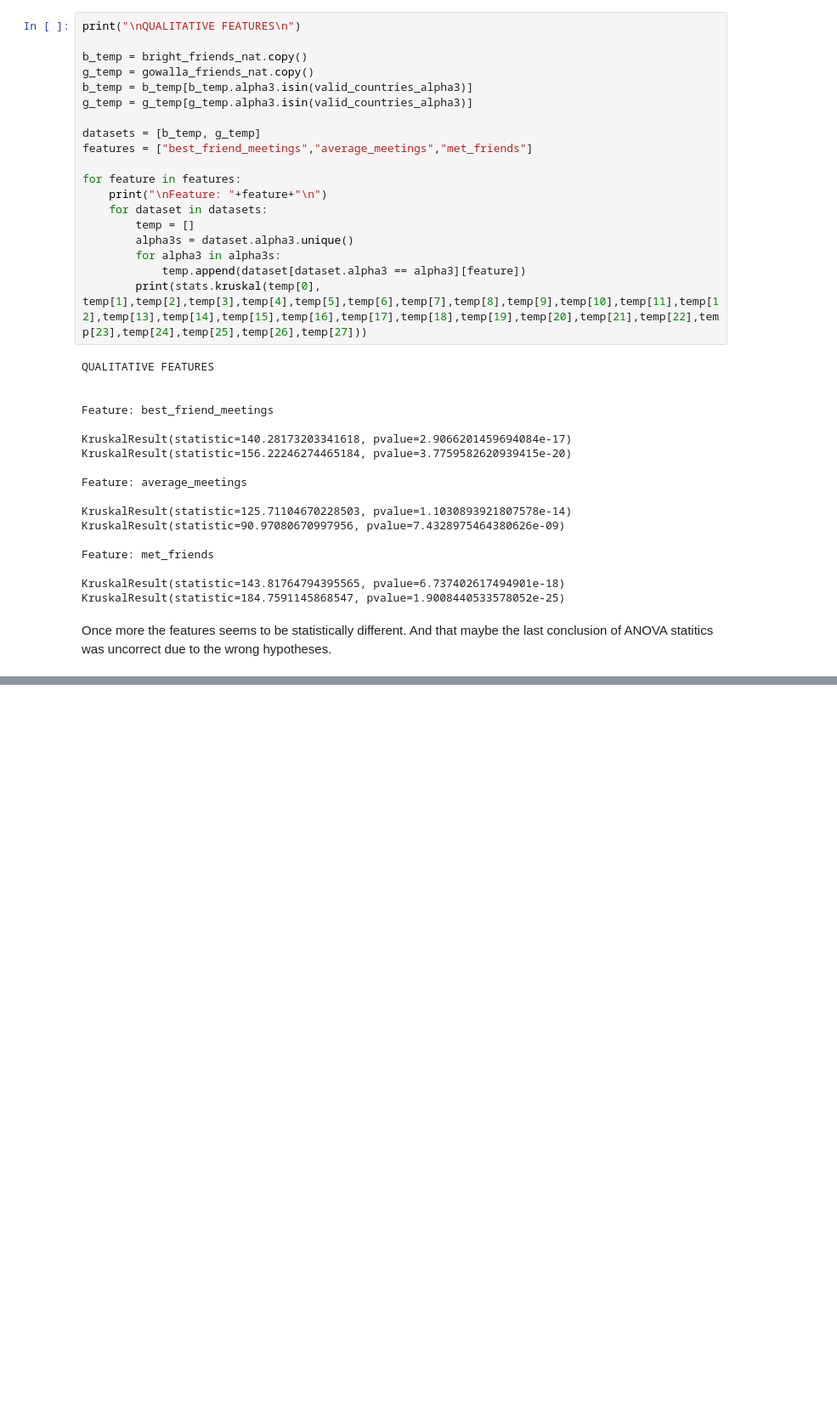
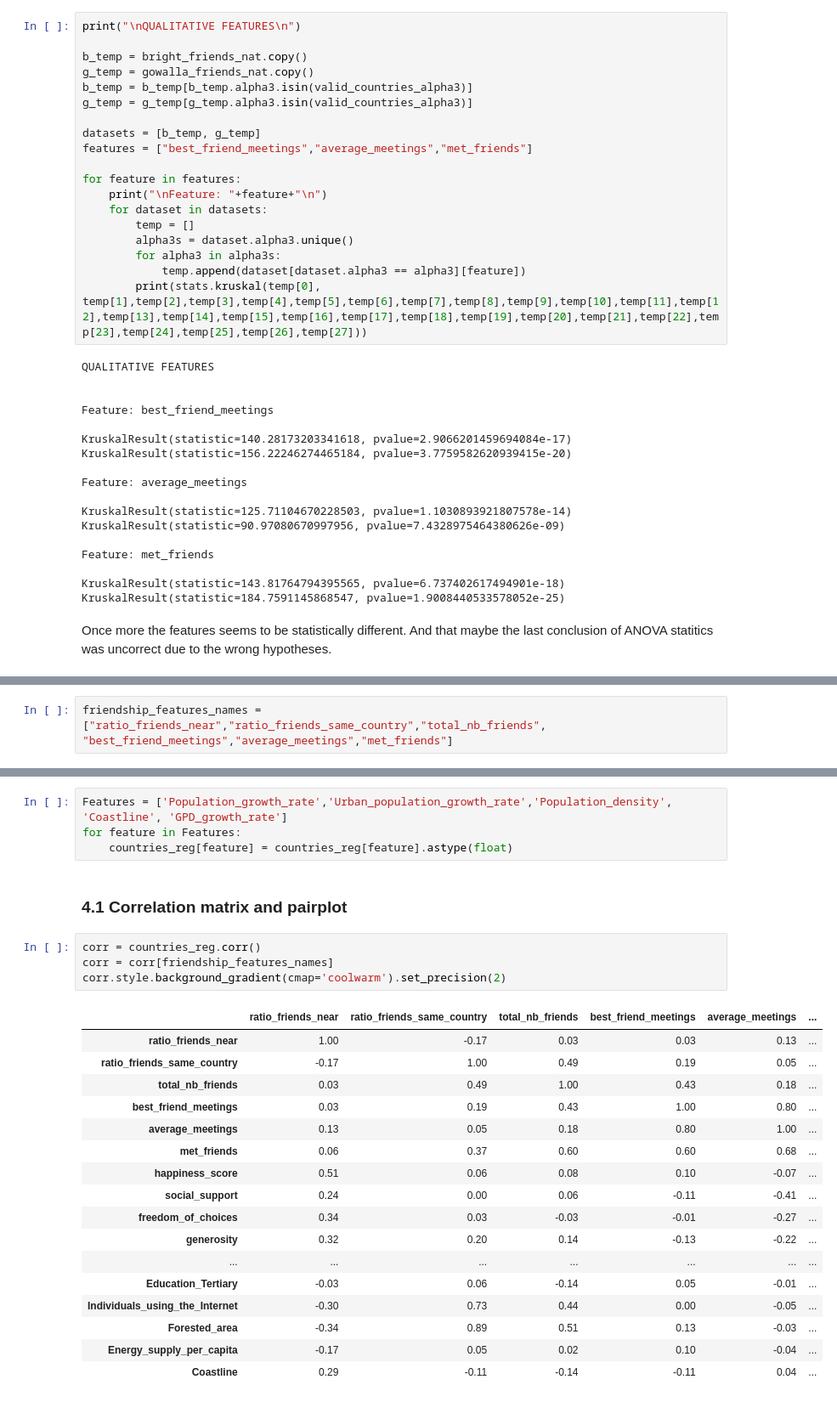
Before and after one commit to asreva/ada-2020-project-milestone-p3-p3_ada-dream-team, a Jupyter notebook: friendship_and_home_position.ipynb, the cells around one changed output, grey strips where cells are left out. Shown at 85% size. Cells and saved outputs as stored; diff of their text form; blank space fills up the shorter version.

```diff
--- a/friendship_and_home_position.ipynb
+++ b/friendship_and_home_position.ipynb
@@ -1485,0 +1513,2 @@ Once more the features seems to be statistically different. And that maybe the l
+# %%
+friendship_features_names = ["ratio_friends_near","ratio_friends_same_country","total_nb_friends", "best_friend_meetings","average_meetings","met_friends"]
@@ -1485,0 +1536,28 @@ Once more the features seems to be statistically different. And that maybe the l
+# %%
+Features = ['Population_growth_rate','Urban_population_growth_rate','Population_density', 'Coastline', 'GPD_growth_rate']
+for feature in Features:
+    countries_reg[feature] = countries_reg[feature].astype(float)
+# %% [markdown]
+### 4.1 Correlation matrix and pairplot
+# %%
+corr = countries_reg.corr()
+corr = corr[friendship_features_names]
+corr.style.background_gradient(cmap='coolwarm').set_precision(2)
+# %% [output]
+|  | ratio_friends_near | ratio_friends_same_country | total_nb_friends | best_friend_meetings | average_meetings | ... |
+| ratio_friends_near | 1.00 | -0.17 | 0.03 | 0.03 | 0.13 | ... |
+| ratio_friends_same_country | -0.17 | 1.00 | 0.49 | 0.19 | 0.05 | ... |
+| total_nb_friends | 0.03 | 0.49 | 1.00 | 0.43 | 0.18 | ... |
+| best_friend_meetings | 0.03 | 0.19 | 0.43 | 1.00 | 0.80 | ... |
+| average_meetings | 0.13 | 0.05 | 0.18 | 0.80 | 1.00 | ... |
+| met_friends | 0.06 | 0.37 | 0.60 | 0.60 | 0.68 | ... |
+| happiness_score | 0.51 | 0.06 | 0.08 | 0.10 | -0.07 | ... |
+| social_support | 0.24 | 0.00 | 0.06 | -0.11 | -0.41 | ... |
+| freedom_of_choices | 0.34 | 0.03 | -0.03 | -0.01 | -0.27 | ... |
+| generosity | 0.32 | 0.20 | 0.14 | -0.13 | -0.22 | ... |
+| ... | ... | ... | ... | ... | ... | ... |
+| Education_Tertiary | -0.03 | 0.06 | -0.14 | 0.05 | -0.01 | ... |
+| Individuals_using_the_Internet | -0.30 | 0.73 | 0.44 | 0.00 | -0.05 | ... |
+| Forested_area | -0.34 | 0.89 | 0.51 | 0.13 | -0.03 | ... |
+| Energy_supply_per_capita | -0.17 | 0.05 | 0.02 | 0.10 | -0.04 | ... |
+| Coastline | 0.29 | -0.11 | -0.14 | -0.11 | 0.04 | ... |
```
Also changed, not shown: parts of 57 cells of this notebook.
